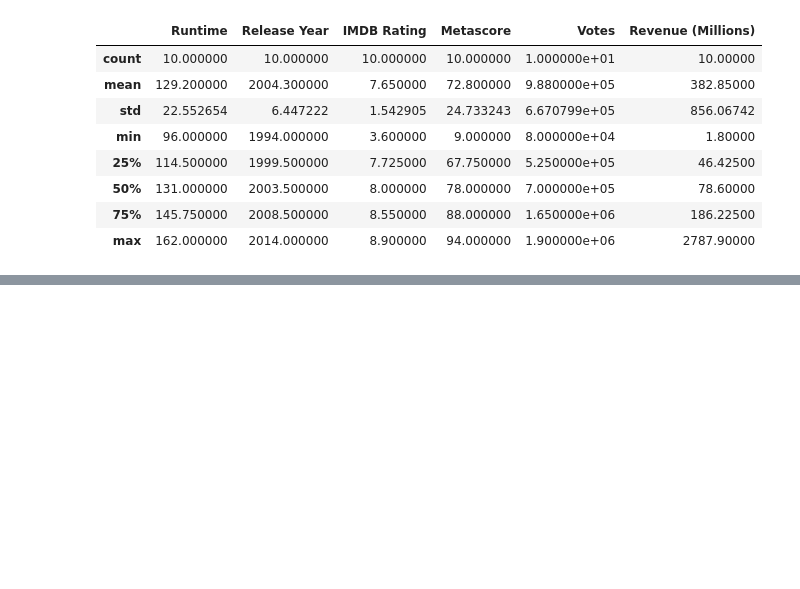
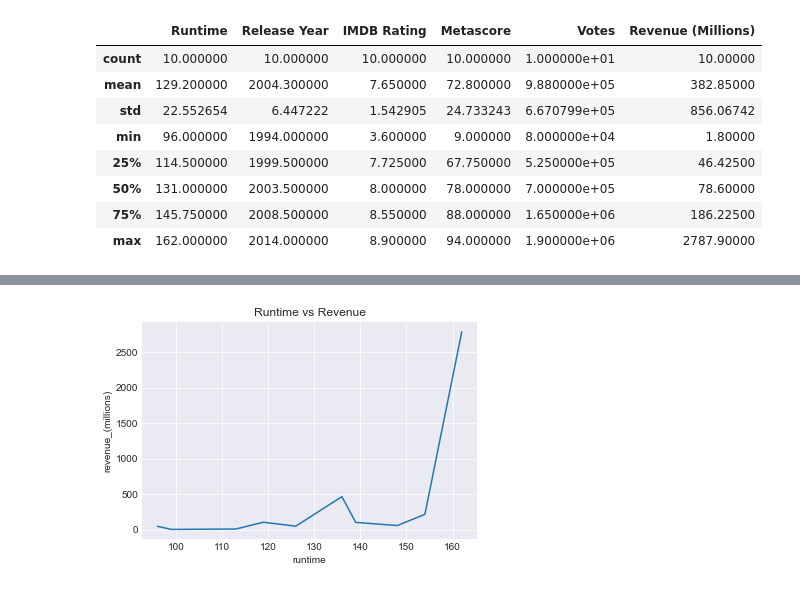
Before and after one commit to Assesa44/what_makes_a_cult_classic, a Jupyter notebook: notebook.ipynb, the cells around one changed output, grey strips where cells are left out. Saved outputs shown, nothing was run; the diff lists cells and outputs as text; code cells hidden in the pictures; blank space fills up the shorter version.

```diff
--- a/notebook.ipynb
+++ b/notebook.ipynb
@@ -142,0 +193,7 @@ The code above provides us the statistical summary of all the numerical columns
+# %%
+# Runtime vs revenue
+sns.lineplot(data= cult_classics, x= 'runtime', y= 'revenue_(millions)')
+plt.title('Runtime vs Revenue')
+plt.show()
+# %% [output]
+[figure, added]
```
Also changed, not shown: parts of 15 cells of this notebook.
